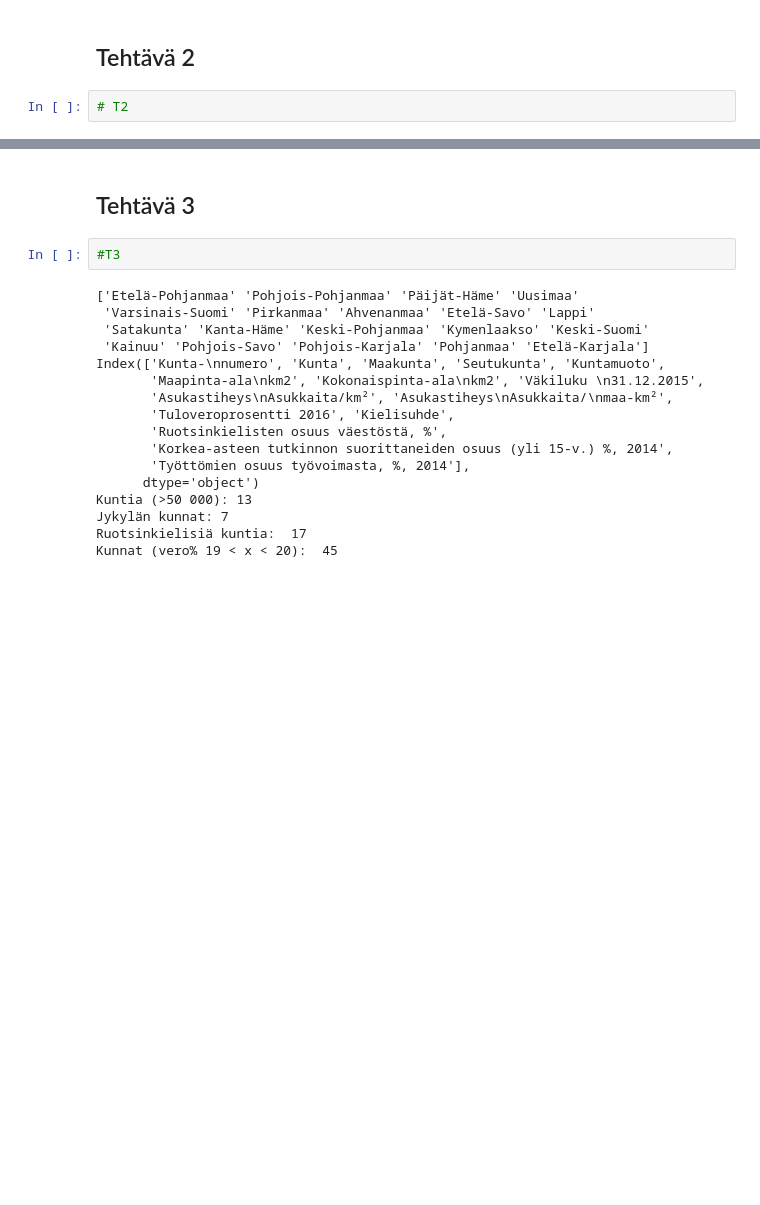
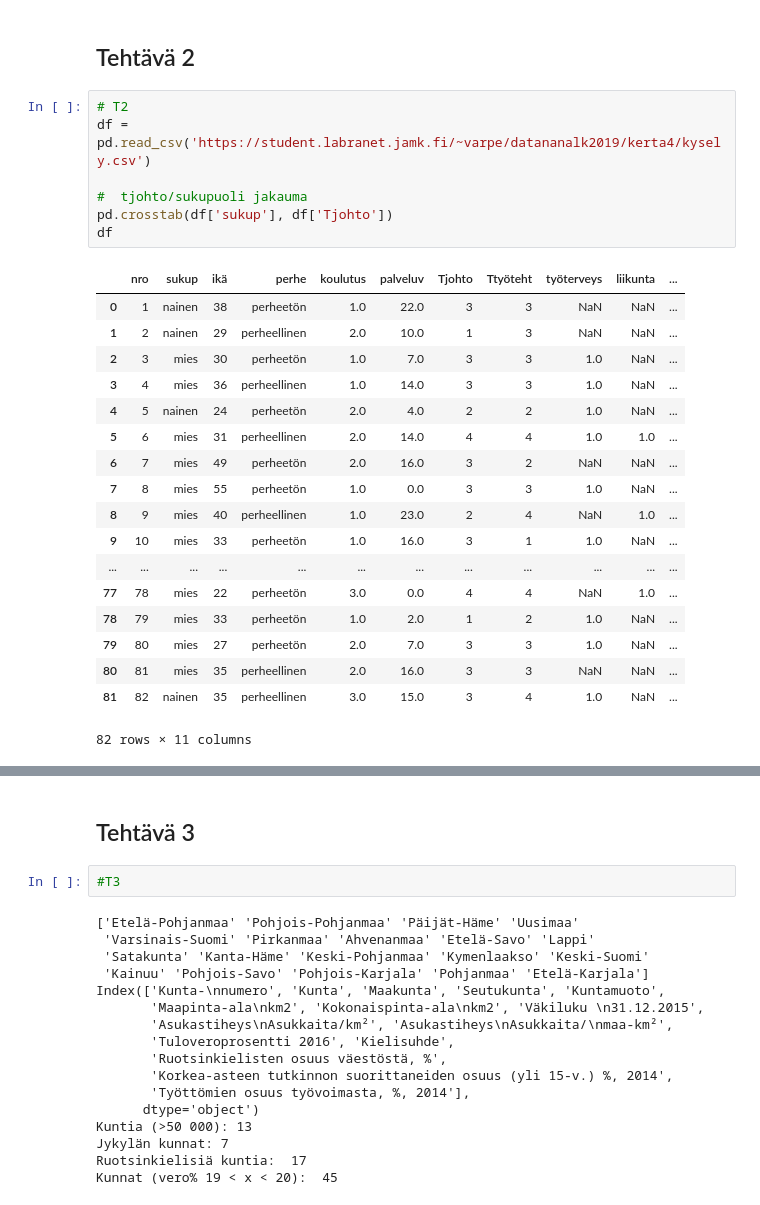
Before and after one commit to Lewizkuz/lewrep, a Jupyter notebook: data_analythics/tehtavat/kerta4/leevikukkonen.ipynb, the cells around one changed output, grey strips where cells are left out. Drawn from its saved outputs; the diff is of its cells as text; blank space fills up the shorter version.

```diff
--- a/data_analythics/tehtavat/kerta4/leevikukkonen.ipynb
+++ b/data_analythics/tehtavat/kerta4/leevikukkonen.ipynb
@@ -23,4 +36,28 @@ Name: Age, dtype: int64
 # %% [markdown]
 ## Tehtävä 2
-# %%
-# T2
+# %%
+# T2
+df = pd.read_csv('https://student.labranet.jamk.fi/~varpe/datananalk2019/kerta4/kysely.csv')
+
+#  tjohto/sukupuoli jakauma
+pd.crosstab(df['sukup'], df['Tjohto'])
+df
+# %% [output]
+|  | nro | sukup | ikä | perhe | koulutus | palveluv | Tjohto | Ttyöteht | työterveys | liikunta | ... |
+| 0 | 1 | nainen | 38 | perheetön | 1.0 | 22.0 | 3 | 3 | NaN | NaN | ... |
+| 1 | 2 | nainen | 29 | perheellinen | 2.0 | 10.0 | 1 | 3 | NaN | NaN | ... |
+| 2 | 3 | mies | 30 | perheetön | 1.0 | 7.0 | 3 | 3 | 1.0 | NaN | ... |
+| 3 | 4 | mies | 36 | perheellinen | 1.0 | 14.0 | 3 | 3 | 1.0 | NaN | ... |
+| 4 | 5 | nainen | 24 | perheetön | 2.0 | 4.0 | 2 | 2 | 1.0 | NaN | ... |
+| 5 | 6 | mies | 31 | perheellinen | 2.0 | 14.0 | 4 | 4 | 1.0 | 1.0 | ... |
+| 6 | 7 | mies | 49 | perheetön | 2.0 | 16.0 | 3 | 2 | NaN | NaN | ... |
+| 7 | 8 | mies | 55 | perheetön | 1.0 | 0.0 | 3 | 3 | 1.0 | NaN | ... |
+| 8 | 9 | mies | 40 | perheellinen | 1.0 | 23.0 | 2 | 4 | NaN | 1.0 | ... |
+| 9 | 10 | mies | 33 | perheetön | 1.0 | 16.0 | 3 | 1 | 1.0 | NaN | ... |
+| ... | ... | ... | ... | ... | ... | ... | ... | ... | ... | ... | ... |
+| 77 | 78 | mies | 22 | perheetön | 3.0 | 0.0 | 4 | 4 | NaN | 1.0 | ... |
+| 78 | 79 | mies | 33 | perheetön | 1.0 | 2.0 | 1 | 2 | 1.0 | NaN | ... |
+| 79 | 80 | mies | 27 | perheetön | 2.0 | 7.0 | 3 | 3 | 1.0 | NaN | ... |
+| 80 | 81 | mies | 35 | perheellinen | 2.0 | 16.0 | 3 | 3 | NaN | NaN | ... |
+| 81 | 82 | nainen | 35 | perheellinen | 3.0 | 15.0 | 3 | 4 | 1.0 | NaN | ... |
+82 rows × 11 columns
```
Also changed, not shown: parts of 3 cells of this notebook.
